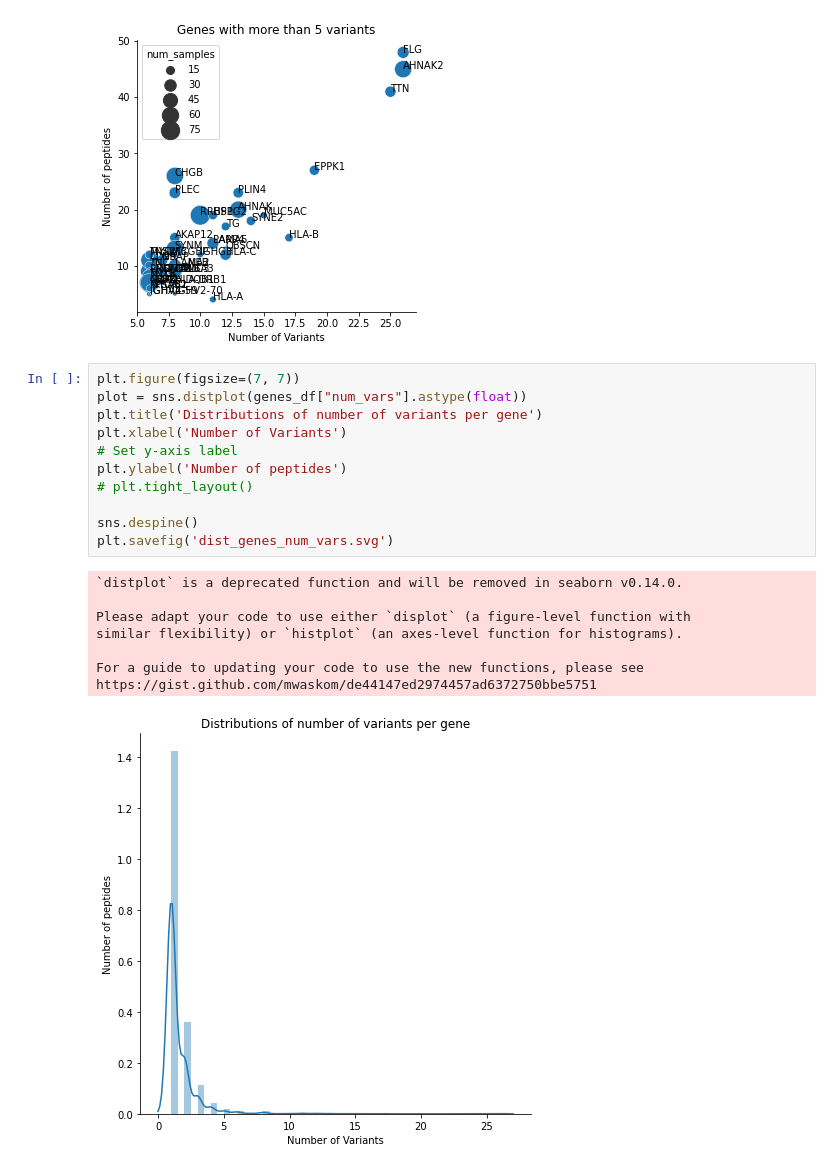
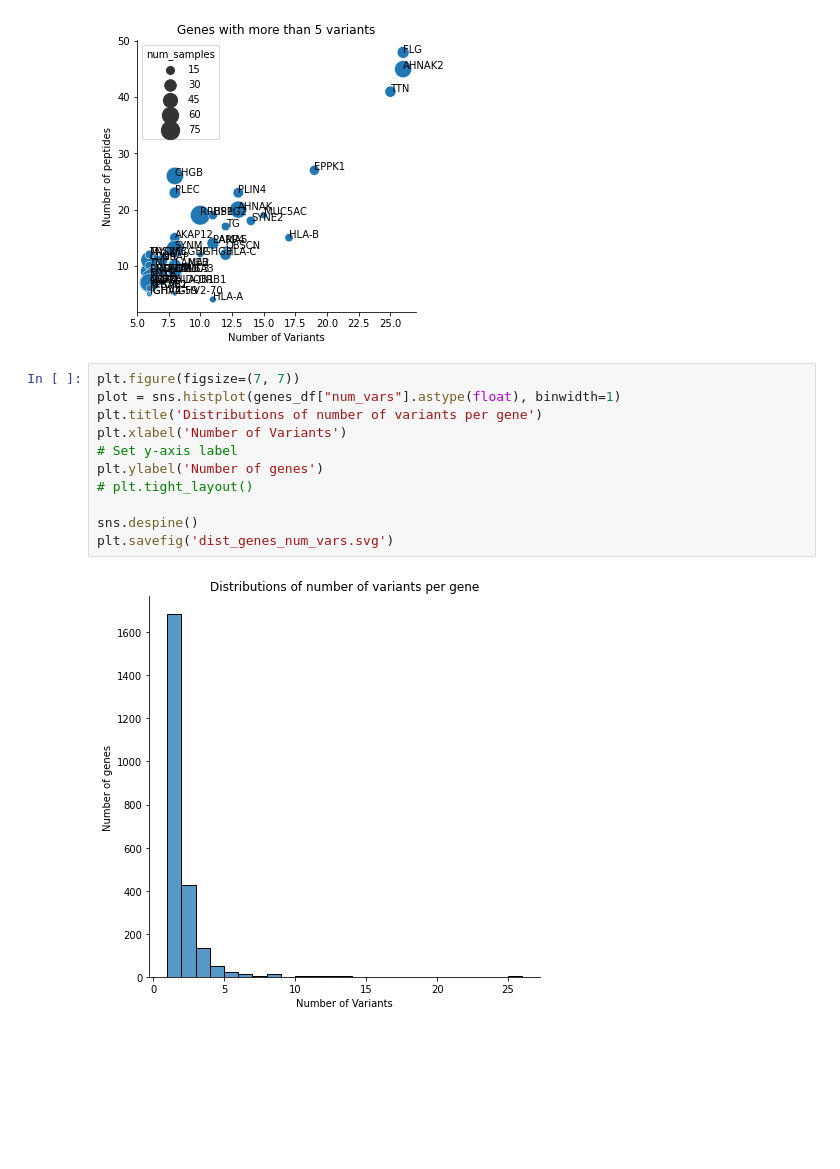
Before and after one commit to bigbio/pgt-pangenome, a Jupyter notebook: variant_analysis.ipynb, the cells around one changed output. Saved outputs shown, nothing was run; the diff lists cells and outputs as text; blank space fills up the shorter version.

```diff
--- a/variant_analysis.ipynb
+++ b/variant_analysis.ipynb
@@ -235,23 +235,16 @@ sns.despine()
 plt.savefig('genes_num_vars_peps_samples.svg')
 # %% [output]
 [figure]
-# %%
-plt.figure(figsize=(7, 7))
-plot = sns.distplot(genes_df["num_vars"].astype(float))
-plt.title('Distributions of number of variants per gene')
-plt.xlabel('Number of Variants')
-# Set y-axis label
-plt.ylabel('Number of peptides')
-# plt.tight_layout()
-
-sns.despine()
-plt.savefig('dist_genes_num_vars.svg')
-# %% [output]
-`distplot` is a deprecated function and will be removed in seaborn v0.14.0.
-
-Please adapt your code to use either `displot` (a figure-level function with
-similar flexibility) or `histplot` (an axes-level function for histograms).
-
-For a guide to updating your code to use the new functions, please see
-https://gist.github.com/mwaskom/de44147ed2974457ad6372750bbe5751
-[figure, removed]
+# %%
+plt.figure(figsize=(7, 7))
+plot = sns.histplot(genes_df["num_vars"].astype(float), binwidth=1)
+plt.title('Distributions of number of variants per gene')
+plt.xlabel('Number of Variants')
+# Set y-axis label
+plt.ylabel('Number of genes')
+# plt.tight_layout()
+
+sns.despine()
+plt.savefig('dist_genes_num_vars.svg')
+# %% [output]
+[figure, added]
```
Also changed, not shown: parts of 2 cells of this notebook, 11 other files.
